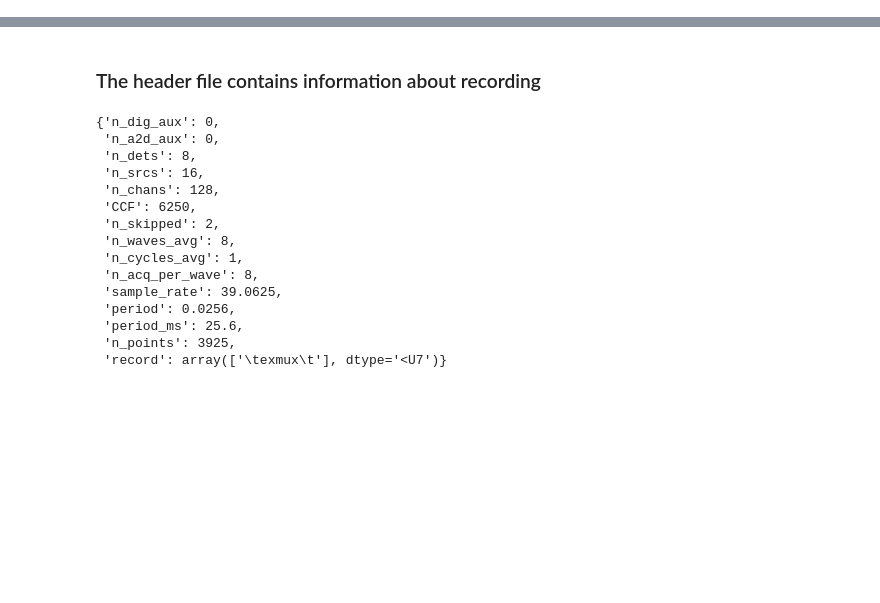
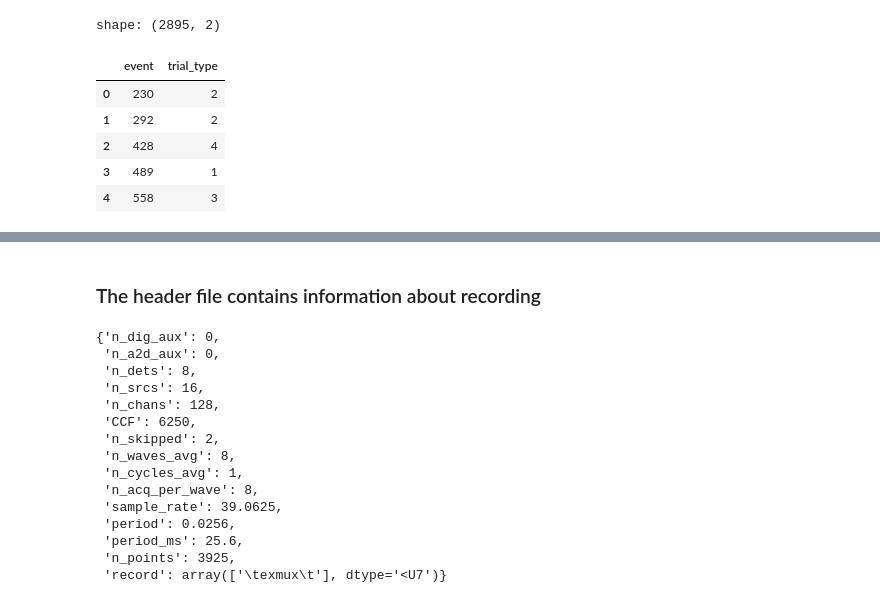
Before and after one commit to nicchiou/mindportal, a Jupyter notebook: preprocessing/data_visualization.ipynb, the cells around one changed output, grey strips where cells are left out. Saved outputs shown, nothing was run; the diff lists cells and outputs as text; code cells hidden in the pictures; blank space fills up the shorter version.

```diff
--- a/preprocessing/data_visualization.ipynb
+++ b/preprocessing/data_visualization.ipynb
@@ -9,0 +12,6 @@ import matplotlib.pyplot as plt
+# %%
+# Directory where the 0-12 Hz filtered signals are stored
+data_dir = '/shared/rsaas/nschiou2/FOS/matfiles/bci/channel_space/pc00-12avg_rl/'
+
+# Example .mat file for subject 2805 montage a
+pc00 = sio.loadmat(os.path.join(data_dir, 'mot2805a.avm'))
@@ -9,0 +48,12 @@ import matplotlib.pyplot as plt
+# %%
+events = pd.DataFrame(pc00['trial_data'][0][0][0], columns=['event', 'trial_type'])
+print('shape:', events.shape)
+events.head()
+# %% [output]
+shape: (2895, 2)
+|  | event | trial_type |
+| 0 | 230 | 2 |
+| 1 | 292 | 2 |
+| 2 | 428 | 4 |
+| 3 | 489 | 1 |
+| 4 | 558 | 3 |
```
Also changed, not shown: parts of 91 cells of this notebook.
